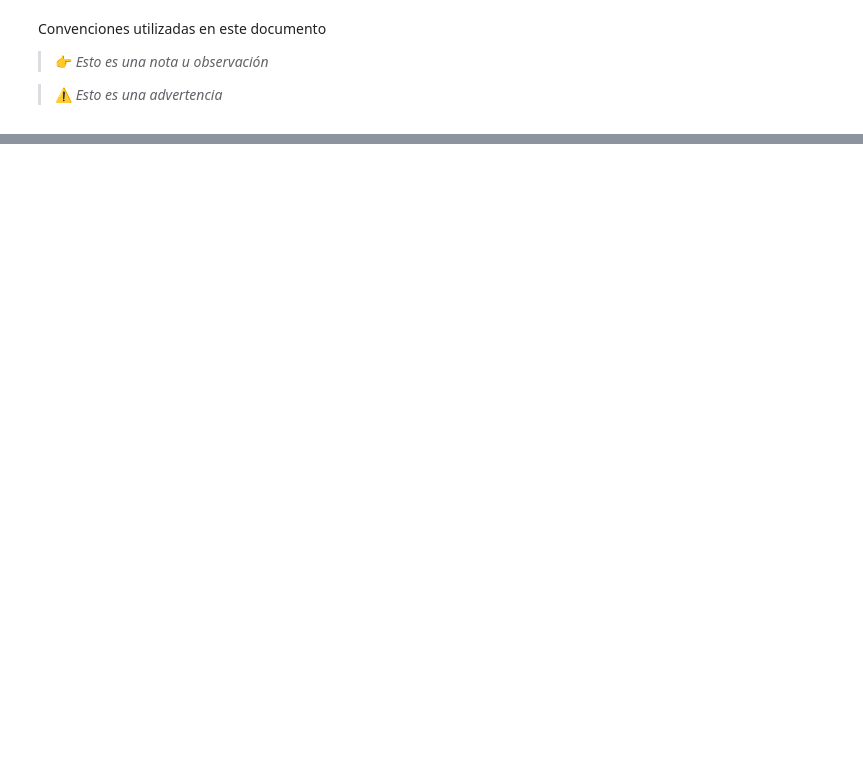
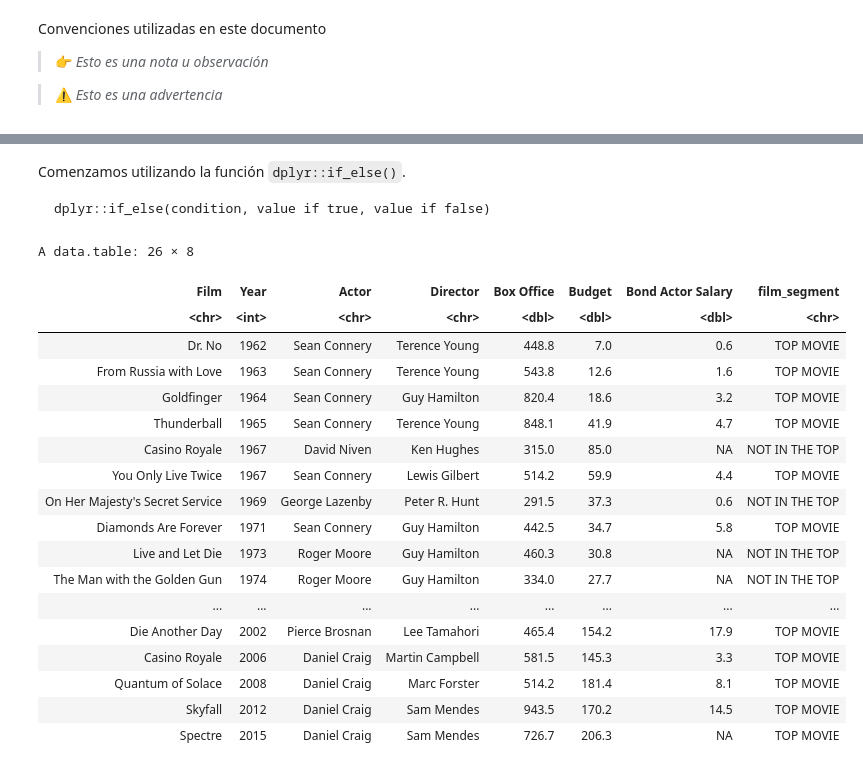
Before and after one commit to SomosDataWizards/Python-Curso-Introductorio, a Jupyter notebook: Capitulo_3_Manipulacion.ipynb, the cells around one changed output, grey strips where cells are left out. Cells and saved outputs as stored; diff of their text form; code cells hidden in the pictures; blank space fills up the shorter version.

````diff
--- a/Capitulo_3_Manipulacion.ipynb
+++ b/Capitulo_3_Manipulacion.ipynb
@@ -712,0 +485,34 @@ dtype: object
+# %% [markdown]
+Comenzamos utilizando la función `dplyr::if_else()`.
+
+```
+dplyr::if_else(condition, value if true, value if false)
+```
+# %%
+# al definir una variable nueva utilizando función mutate(), combinaremos con función if_else() para crear una prueba lógica
+# creamos una nueva variable con una clasificación de películas TOP MOVIE vs. NOT IN THE TOP
+df_james_bond %>% mutate(
+  film_segment = if_else(
+    Actor == 'Sean Connery' | Budget> 100,'TOP MOVIE','NOT IN THE TOP'
+  )
+)
+# %% [output]
+A data.table: 26 × 8
+| Film | Year | Actor | Director | Box Office | Budget | Bond Actor Salary | film_segment |
+| <chr> | <int> | <chr> | <chr> | <dbl> | <dbl> | <dbl> | <chr> |
+| Dr. No | 1962 | Sean Connery | Terence Young | 448.8 | 7.0 | 0.6 | TOP MOVIE |
+| From Russia with Love | 1963 | Sean Connery | Terence Young | 543.8 | 12.6 | 1.6 | TOP MOVIE |
+| Goldfinger | 1964 | Sean Connery | Guy Hamilton | 820.4 | 18.6 | 3.2 | TOP MOVIE |
+| Thunderball | 1965 | Sean Connery | Terence Young | 848.1 | 41.9 | 4.7 | TOP MOVIE |
+| Casino Royale | 1967 | David Niven | Ken Hughes | 315.0 | 85.0 | NA | NOT IN THE TOP |
+| You Only Live Twice | 1967 | Sean Connery | Lewis Gilbert | 514.2 | 59.9 | 4.4 | TOP MOVIE |
+| On Her Majesty's Secret Service | 1969 | George Lazenby | Peter R. Hunt | 291.5 | 37.3 | 0.6 | NOT IN THE TOP |
+| Diamonds Are Forever | 1971 | Sean Connery | Guy Hamilton | 442.5 | 34.7 | 5.8 | TOP MOVIE |
+| Live and Let Die | 1973 | Roger Moore | Guy Hamilton | 460.3 | 30.8 | NA | NOT IN THE TOP |
+| The Man with the Golden Gun | 1974 | Roger Moore | Guy Hamilton | 334.0 | 27.7 | NA | NOT IN THE TOP |
+| ... | ... | ... | ... | ... | ... | ... | ... |
+| Die Another Day | 2002 | Pierce Brosnan | Lee Tamahori | 465.4 | 154.2 | 17.9 | TOP MOVIE |
+| Casino Royale | 2006 | Daniel Craig | Martin Campbell | 581.5 | 145.3 | 3.3 | TOP MOVIE |
+| Quantum of Solace | 2008 | Daniel Craig | Marc Forster | 514.2 | 181.4 | 8.1 | TOP MOVIE |
+| Skyfall | 2012 | Daniel Craig | Sam Mendes | 943.5 | 170.2 | 14.5 | TOP MOVIE |
+| Spectre | 2015 | Daniel Craig | Sam Mendes | 726.7 | 206.3 | NA | TOP MOVIE |
````
Also changed, not shown: parts of 131 cells of this notebook.
